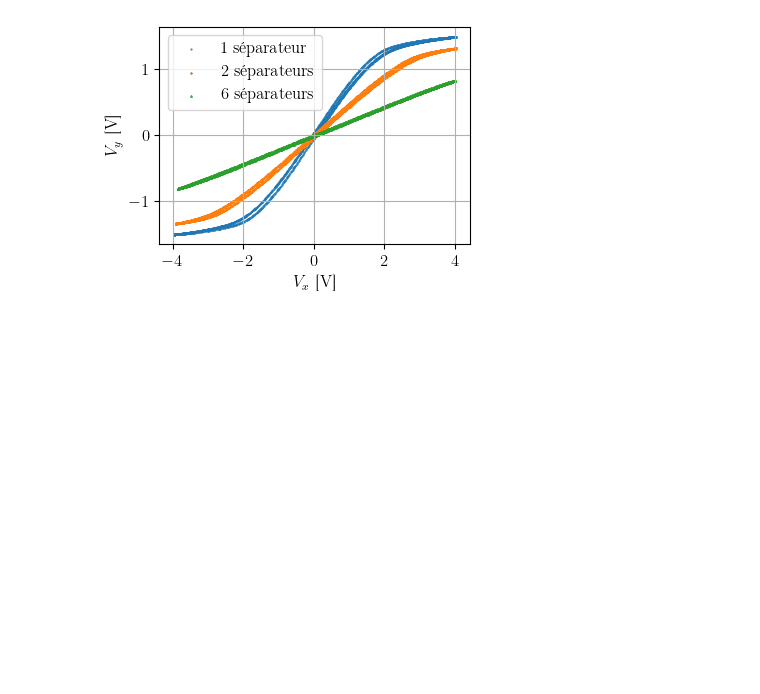
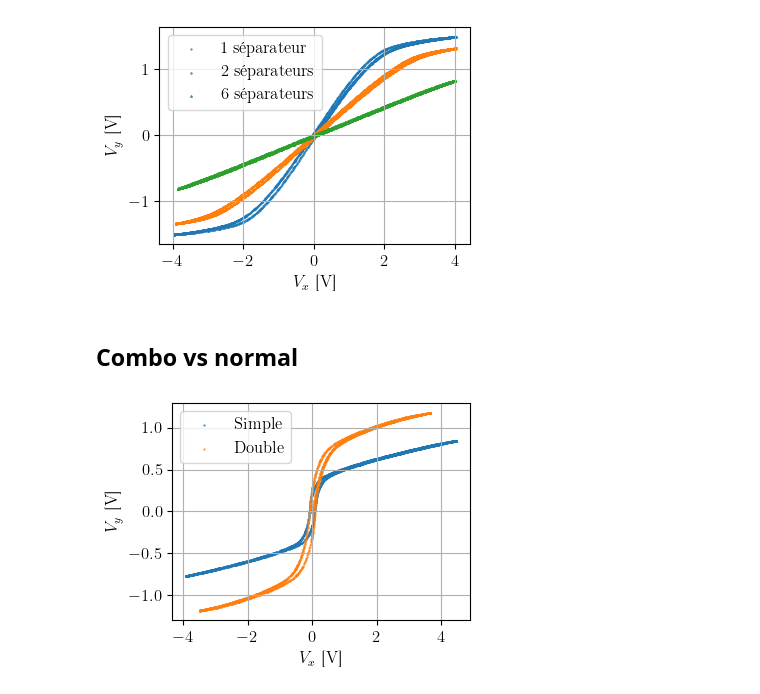
Before and after one commit to TomVdt/TPII-rapports, a Jupyter notebook: 04-G1-cycle-hysterese-magnetique/analyse/exp1.ipynb, the cells around one changed output. Saved outputs shown, nothing was run; the diff lists cells and outputs as text; code cells hidden in the pictures; blank space fills up the shorter version.

```diff
--- a/04-G1-cycle-hysterese-magnetique/analyse/exp1.ipynb
+++ b/04-G1-cycle-hysterese-magnetique/analyse/exp1.ipynb
@@ -86,3 +87,20 @@ plt.tight_layout()
 plt.savefig("../figures/separateurs_amagnetique.pdf")
 # %% [output]
 [figure]
+# %% [markdown]
+## Combo vs normal
+# %%
+ac_combo = load("../data/G1-phywe-acdoux-combo.csv")
+ac_simple = load("../data/G1-phywe-acdoux.csv")
+# %%
+plt.scatter(ac_simple[0], ac_simple[1], marker='.', s=1, label='Simple')
+plt.scatter(ac_combo[0], ac_combo[1], marker='.', s=1, label='Double')
+plt.xlabel(r"$V_x$ [\si{\volt}]")
+plt.ylabel(r"$V_y$ [\si{\volt}]")
+plt.grid()
+plt.legend()
+plt.tight_layout()
+# plt.xlim((-3,3))
+plt.savefig("../figures/ac_doux_simple_vs_combo.pdf")
+# %% [output]
+[figure, added]
```
Also changed, not shown: parts of 3 cells of this notebook, 36 other files.
